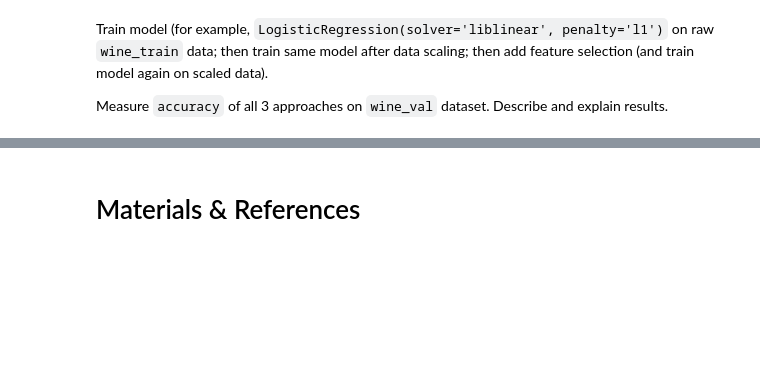
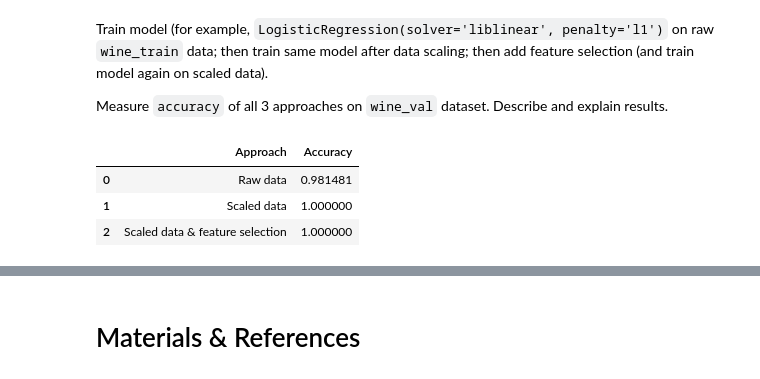
Before and after one commit to hvod2000/rsschool-ml-intro-2021q1, a Jupyter notebook: 4_feature_engineering_selection/solution.ipynb, the cells around one changed output, grey strips where cells are left out. Cells and saved outputs as stored; diff of their text form; code cells hidden in the pictures; blank space fills up the shorter version.

```diff
--- a/4_feature_engineering_selection/solution.ipynb
+++ b/4_feature_engineering_selection/solution.ipynb
@@ -390,0 +389,19 @@ Measure `accuracy` of all 3 approaches on `wine_val` dataset. Describe and expla
+# %%
+model = LogisticRegression(solver='liblinear', penalty='l1')
+scaler = MinMaxScaler()
+selector = SelectFromModel(RandomForestClassifier())
+scores, approaches = [], [
+    ('Raw data', make_pipeline(model)),
+    ('Scaled data', make_pipeline(scaler, model)),
+    ('Scaled data & feature selection', make_pipeline(scaler, selector, model))
+]
+
+for approach, pipeline in approaches:
+    pipeline.fit(wine_train, wine_labels_train)
+    scores.append((approach, pipeline.score(wine_val, wine_labels_val)))
+pd.DataFrame(scores, columns=['Approach', 'Accuracy'])
+# %% [output]
+|  | Approach | Accuracy |
+| 0 | Raw data | 0.981481 |
+| 1 | Scaled data | 1.000000 |
+| 2 | Scaled data & feature selection | 1.000000 |
```
Also changed, not shown: parts of 2 cells of this notebook.
